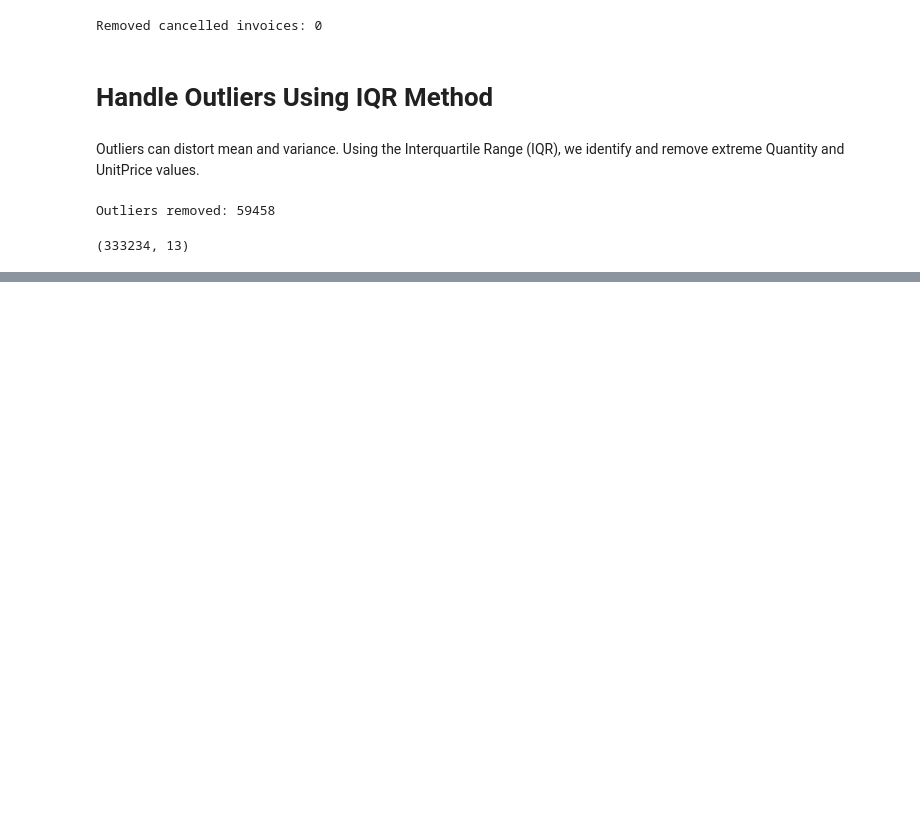
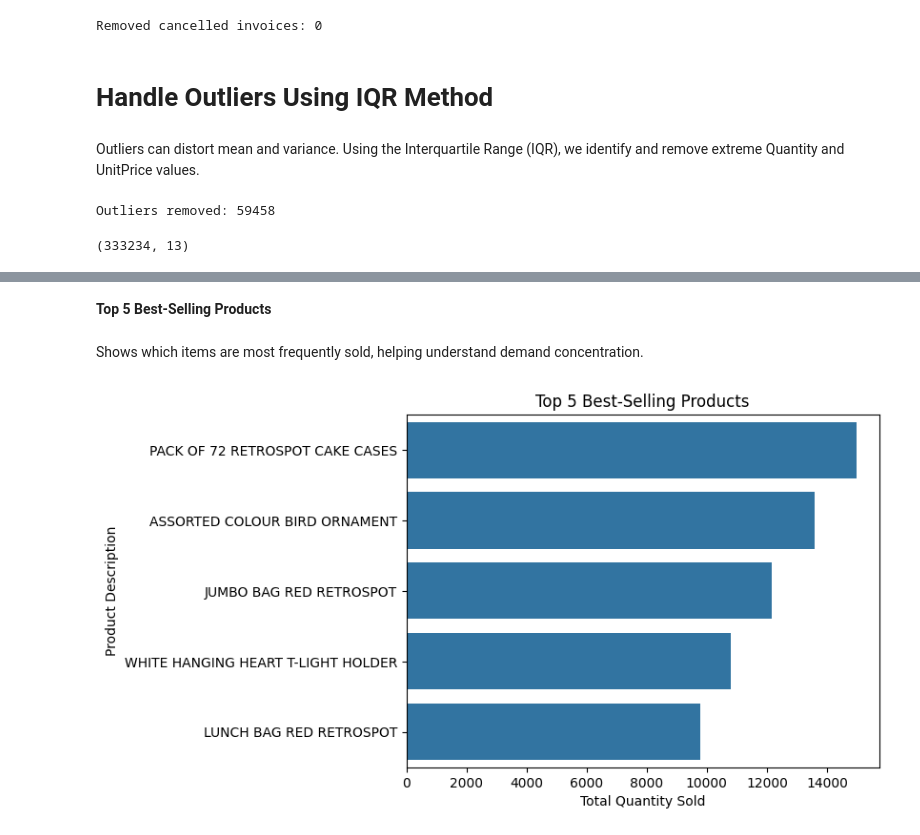
Before and after one commit to sainath2212/retail-stock-insights, a Jupyter notebook: notebooks/data_preprocessing.ipynb, the cells around one changed output, grey strips where cells are left out. Drawn from its saved outputs; the diff is of its cells as text; code cells hidden in the pictures; blank space fills up the shorter version.

```diff
--- a/notebooks/data_preprocessing.ipynb
+++ b/notebooks/data_preprocessing.ipynb
@@ -210,0 +259,13 @@ df.shape
+# %% [markdown]
+**Top 5 Best-Selling Products**
+# %% [markdown]
+Shows which items are most frequently sold, helping understand demand concentration.
+# %%
+top_products = df.groupby("Description")["Quantity"].sum().nlargest(5)
+sns.barplot(y=top_products.index, x=top_products.values)
+plt.title("Top 5 Best-Selling Products")
+plt.xlabel("Total Quantity Sold")
+plt.ylabel("Product Description")
+plt.show()
+# %% [output]
+[figure, added]
```
Also changed, not shown: parts of 40 cells of this notebook, 2 other files.
